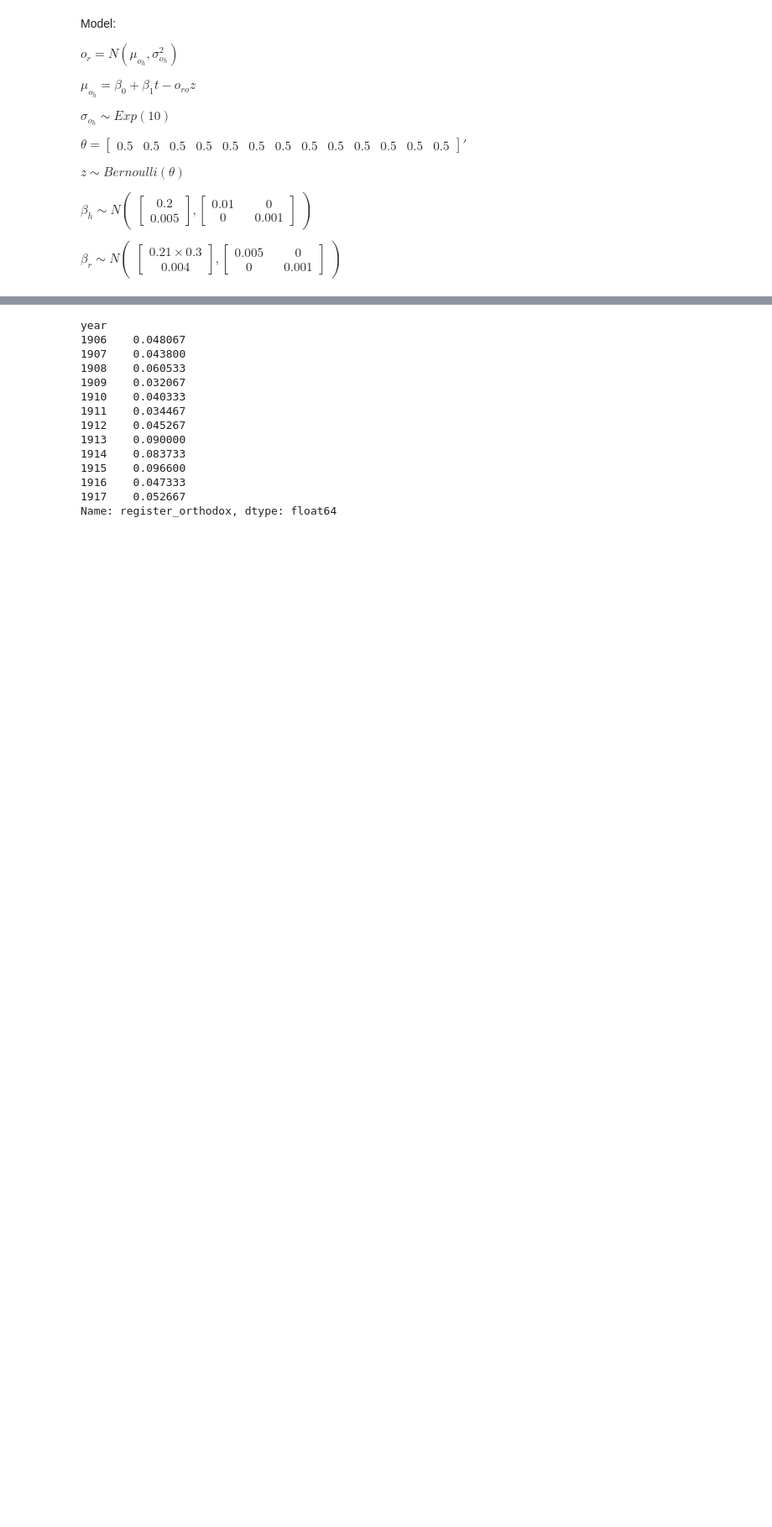
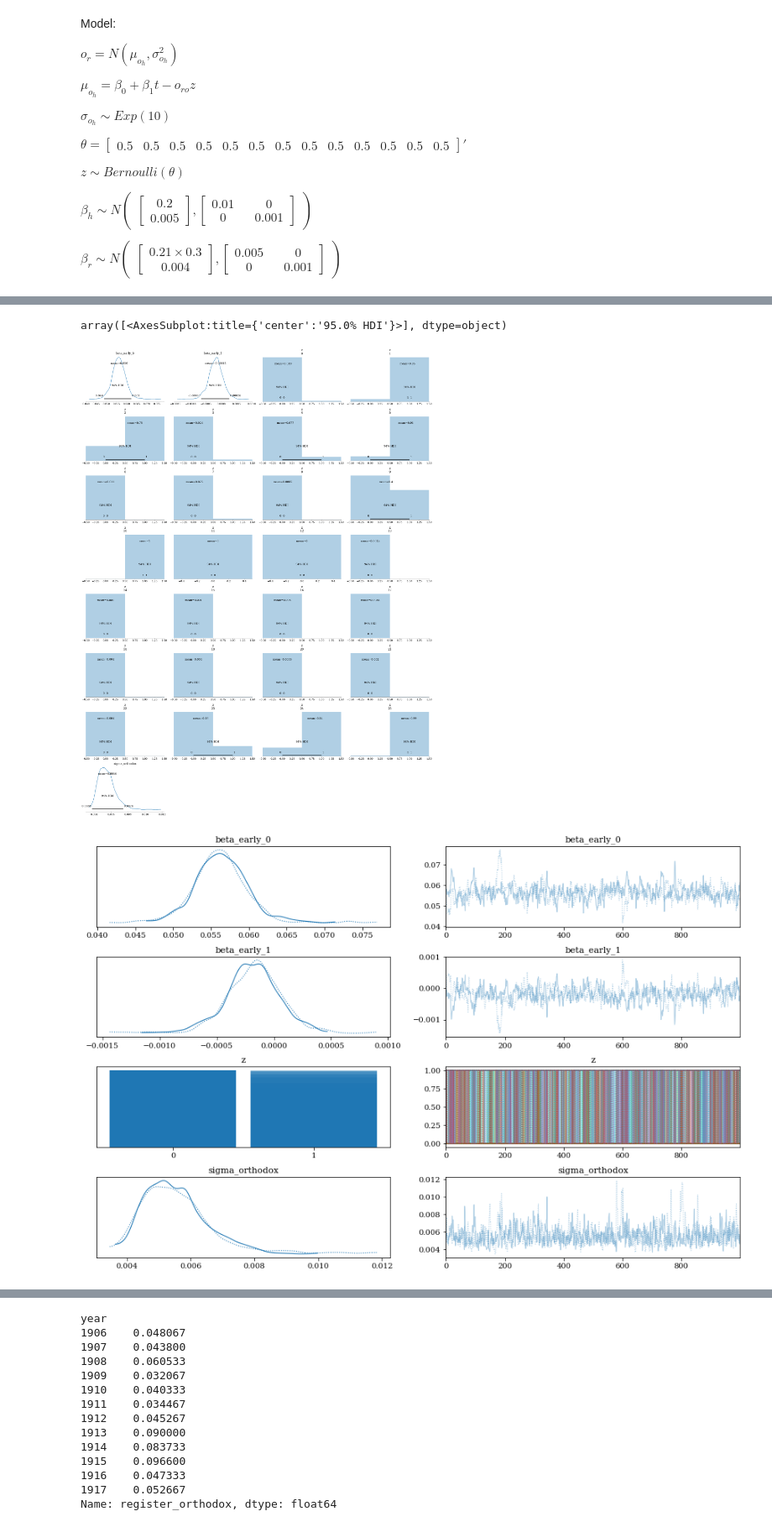
Before and after one commit to AnttiHaerkoenen/vyborg_orthodox, a Jupyter notebook: notebooks/missing_orthodox.ipynb, the cells around one changed output, grey strips where cells are left out. Shown at 84% size. Saved outputs shown, nothing was run; the diff lists cells and outputs as text; code cells hidden in the pictures; blank space fills up the shorter version.

```diff
--- a/notebooks/missing_orthodox.ipynb
+++ b/notebooks/missing_orthodox.ipynb
@@ -148,3 +148,48 @@ $ \beta_h \sim N\begin{pmatrix}\begin{bmatrix} 0.2 \\ 0.005 \end{bmatrix},
 
 $ \beta_r \sim N\begin{pmatrix}\begin{bmatrix} 0.21 \times 0.3 \\ 0.004 \end{bmatrix},
  \begin{bmatrix} 0.005 && 0 \\ 0 && 0.001 \end{bmatrix}\end{pmatrix} $
+# %%
+import pymc3 as pm
+import arviz as az
+import matplotlib.pyplot as plt
+
+data_pm = data.iloc[:26,]
+standard = 15_000
+data_pm = data_pm / standard
+start = 1880
+data_pm['t'] = data_pm.index - start
+
+with pm.Model() as model_health_council_orthodox:
+    n, _ = data_pm.shape
+    t = np.asarray(data_pm.t)
+    beta_early_0 = pm.Normal(
+        "beta_early_0",
+        mu=0.2,
+        sigma=0.1,
+    )
+    beta_early_1 = pm.Normal(
+        "beta_early_1",
+        mu=0.005,
+        sigma=0.01,
+    )
+    theta = 0.5
+    z = pm.Bernoulli('z', p=theta, shape=n)
+    sigma_total = pm.Exponential('sigma_orthodox', 10)
+    missing = np.asarray(data_pm.orthodox_in_russia) * z
+    mu_early = beta_early_0 + beta_early_1 * t - missing
+    health_council = pm.Normal(
+        'early',
+        mu=mu_early,
+        sigma=sigma_total,
+        observed=np.asarray(data_pm.register_orthodox),
+    )
+
+    trace_health = pm.sample(1000, tune=2000, init="advi+adapt_diag")
+    prior_health = pm.sample_prior_predictive()
+    posterior_health = pm.sample()
+    posterior_pred_health = pm.sample_posterior_predictive(posterior_health)
+
+az.plot_posterior(posterior_health)
+az.plot_trace(posterior_health)
+az.plot_forest(posterior_health, combined=True, hdi_prob=0.95)
+# %% [output]
@@ -150,0 +213,3 @@ $ \beta_r \sim N\begin{pmatrix}\begin{bmatrix} 0.21 \times 0.3 \\ 0.004 \end{bma
+array([<AxesSubplot:title={'center':'95.0% HDI'}>], dtype=object)
+[figure, added]
+[figure, added]
```
Also changed, not shown: parts of 6 cells of this notebook, 4 other files.
